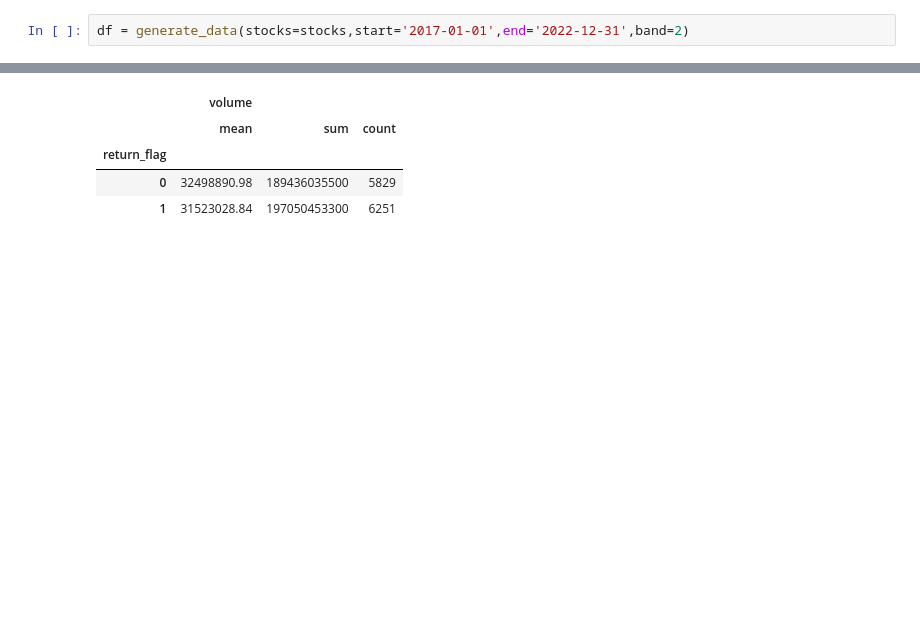
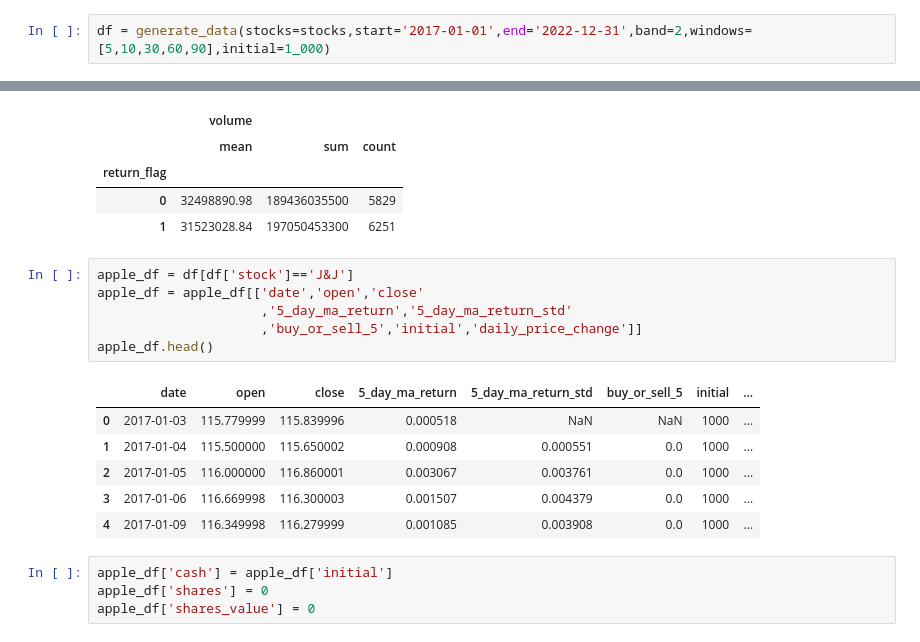
Before and after one commit to justinmyersdata/WQU_Group1165, a Jupyter notebook: data/StocksEDA.ipynb, the cells around one changed output, grey strips where cells are left out. Cells and saved outputs as stored; diff of their text form; blank space fills up the shorter version.

```diff
--- a/data/StocksEDA.ipynb
+++ b/data/StocksEDA.ipynb
@@ -22,7 +22,7 @@ stocks = {'Apple':'AAPL',
             'Starbucks':'SBUX',
             'S&P' : 'SPY'}
 # %%
-df = generate_data(stocks=stocks,start='2017-01-01',end='2022-12-31',band=2)
+df = generate_data(stocks=stocks,start='2017-01-01',end='2022-12-31',band=2,windows=[5,10,30,60,90],initial=1_000)
 # %% [output]
 Getting data from Apple : 'AAPL'
 [*********************100%***********************]  1 of 1 completed
@@ -161,3 +161,20 @@ df.groupby(['return_flag']).agg({"volume": [np.mean, np.sum,'count']}).round(2)
 | return_flag |  |  |  |
 | 0 | 32498890.98 | 189436035500 | 5829 |
 | 1 | 31523028.84 | 197050453300 | 6251 |
+# %%
+apple_df = df[df['stock']=='J&J']
+apple_df = apple_df[['date','open','close'
+                     ,'5_day_ma_return','5_day_ma_return_std'
+                     ,'buy_or_sell_5','initial','daily_price_change']]
+apple_df.head()
+# %% [output]
+|  | date | open | close | 5_day_ma_return | 5_day_ma_return_std | buy_or_sell_5 | initial | ... |
+| 0 | 2017-01-03 | 115.779999 | 115.839996 | 0.000518 | NaN | NaN | 1000 | ... |
+| 1 | 2017-01-04 | 115.500000 | 115.650002 | 0.000908 | 0.000551 | 0.0 | 1000 | ... |
+| 2 | 2017-01-05 | 116.000000 | 116.860001 | 0.003067 | 0.003761 | 0.0 | 1000 | ... |
+| 3 | 2017-01-06 | 116.669998 | 116.300003 | 0.001507 | 0.004379 | 0.0 | 1000 | ... |
+| 4 | 2017-01-09 | 116.349998 | 116.279999 | 0.001085 | 0.003908 | 0.0 | 1000 | ... |
+# %%
+apple_df['cash'] = apple_df['initial']
+apple_df['shares'] = 0
+apple_df['shares_value'] = 0
```
Also changed, not shown: parts of 5 cells of this notebook, 2 other files.
